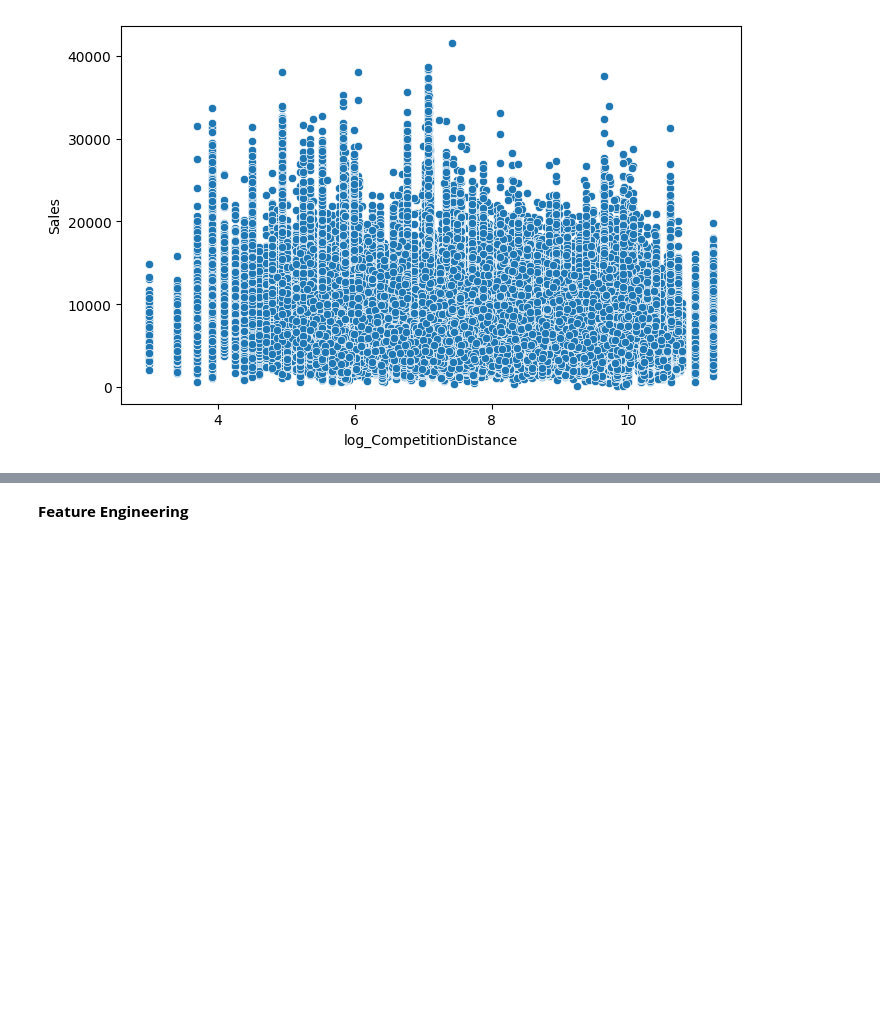
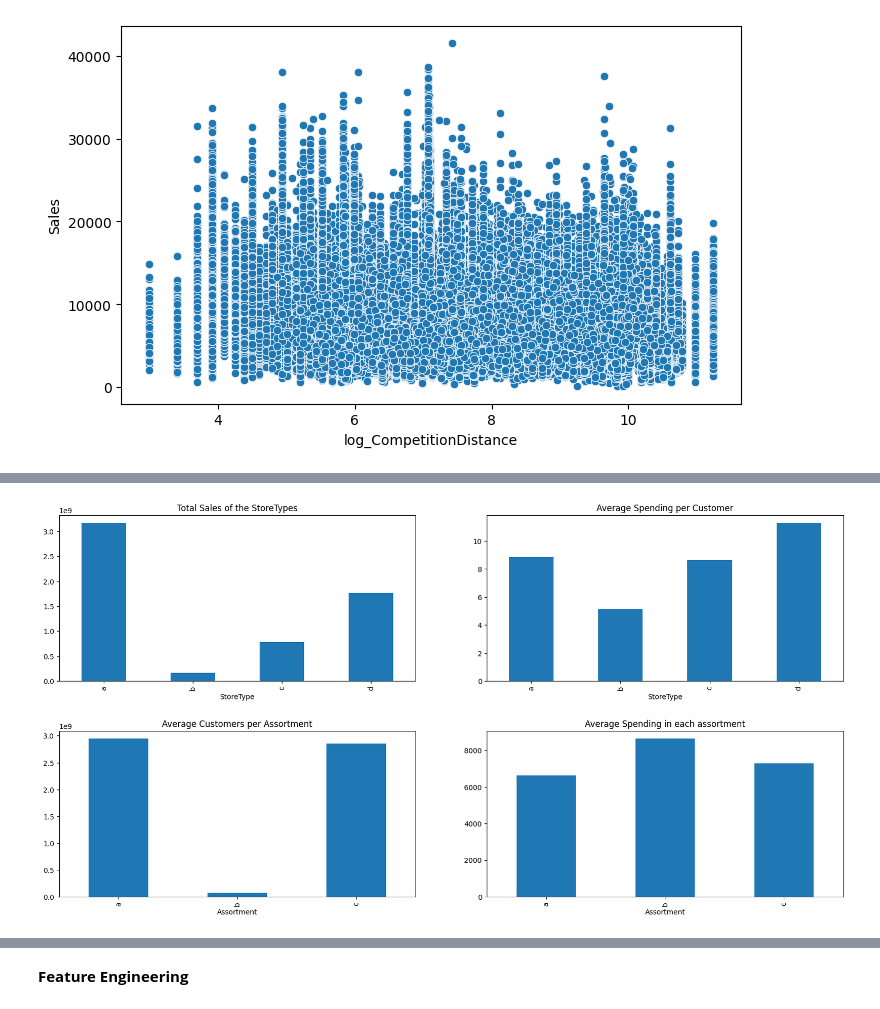
Before and after one commit to kumarabhinavthakur274/Kumar_Abhinav_Rossmann_Sales_Prediction_Capstone_Project, a Jupyter notebook: Kumar_Abhinav_Rossmann_Sales_Prediction_Capstone_Project.ipynb, the cells around one changed output, grey strips where cells are left out. Saved outputs shown, nothing was run; the diff lists cells and outputs as text; code cells hidden in the pictures; blank space fills up the shorter version.

```diff
--- a/Kumar_Abhinav_Rossmann_Sales_Prediction_Capstone_Project.ipynb
+++ b/Kumar_Abhinav_Rossmann_Sales_Prediction_Capstone_Project.ipynb
@@ -358,0 +351,12 @@ for value in categorical_variable_list:
+# %%
+f, ax = plt.subplots(2, 2, figsize = (20,10))
+
+df_merged.groupby("StoreType")["Sales"].sum().plot(kind = "bar", ax = ax[0,0], title = "Total Sales of the StoreTypes")
+df_merged.groupby("StoreType")["Avg_Customer_Sales"].mean().plot(kind = "bar", ax = ax[0,1], title = "Average Spending per Customer")
+df_merged.groupby("Assortment")["Sales"].sum().plot(kind = "bar", ax = ax[1,0], title = "Average Customers per Assortment")
+df_merged.groupby("Assortment")["Sales"].mean().plot(kind = "bar", ax = ax[1,1], title = "Average Spending in each assortment")
+
+plt.subplots_adjust(hspace = 0.3)
+plt.show()
+# %% [output]
+[figure, added]
```
Also changed, not shown: parts of 25 cells of this notebook.
